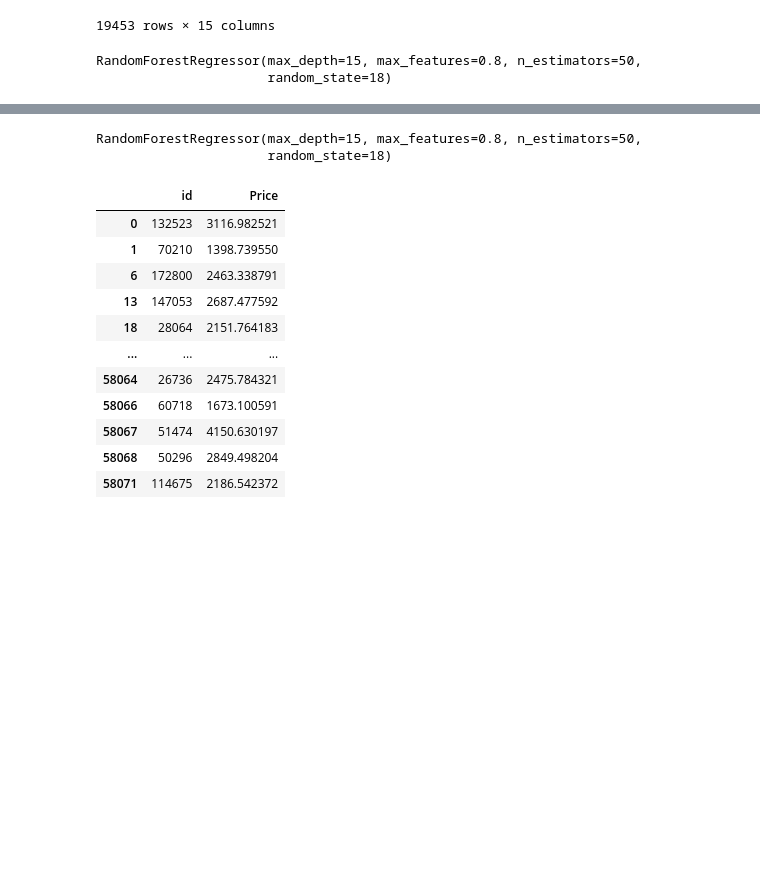
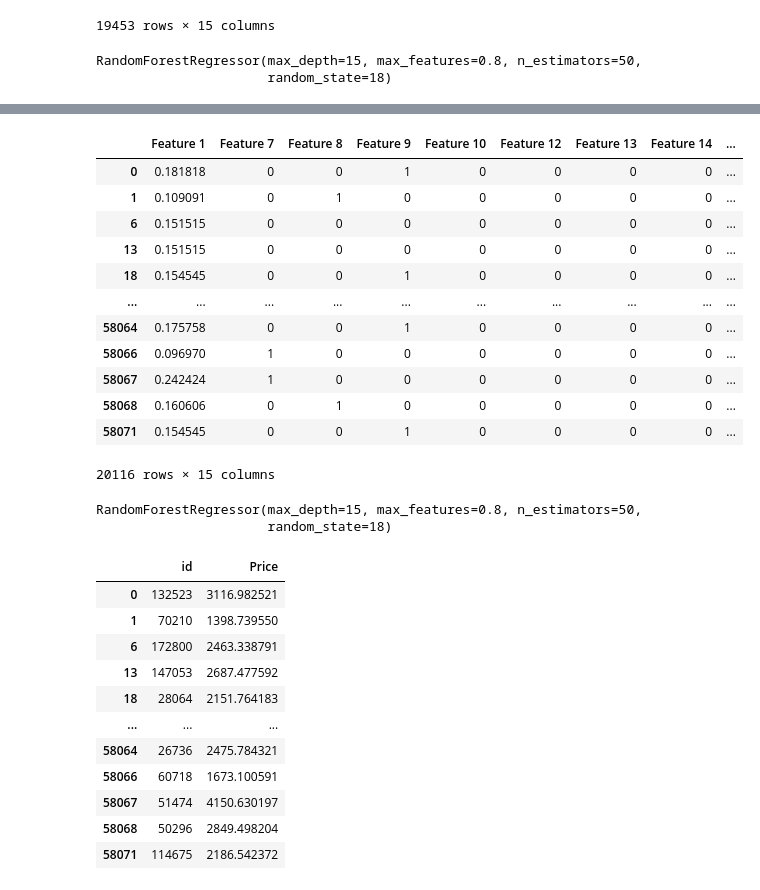
Before and after one commit to harshpoddar03/kaggle_techweek, a Jupyter notebook: 3.2_DataModeling.ipynb, the cells around one changed output, grey strips where cells are left out. Cells and saved outputs as stored; diff of their text form; code cells hidden in the pictures; blank space fills up the shorter version.

```diff
--- a/3.2_DataModeling.ipynb
+++ b/3.2_DataModeling.ipynb
@@ -162,3 +188,19 @@ train_data_bin_2_input
+# %%
+test_data_bin_2_input
+# %% [output]
+|  | Feature 1 | Feature 7 | Feature 8 | Feature 9 | Feature 10 | Feature 12 | Feature 13 | Feature 14 | ... |
+| 0 | 0.181818 | 0 | 0 | 1 | 0 | 0 | 0 | 0 | ... |
+| 1 | 0.109091 | 0 | 1 | 0 | 0 | 0 | 0 | 0 | ... |
+| 6 | 0.151515 | 0 | 0 | 0 | 0 | 0 | 0 | 0 | ... |
+| 13 | 0.151515 | 0 | 0 | 0 | 0 | 0 | 0 | 0 | ... |
+| 18 | 0.154545 | 0 | 0 | 1 | 0 | 0 | 0 | 0 | ... |
+| ... | ... | ... | ... | ... | ... | ... | ... | ... | ... |
+| 58064 | 0.175758 | 0 | 0 | 1 | 0 | 0 | 0 | 0 | ... |
+| 58066 | 0.096970 | 1 | 0 | 0 | 0 | 0 | 0 | 0 | ... |
+| 58067 | 0.242424 | 1 | 0 | 0 | 0 | 0 | 0 | 0 | ... |
+| 58068 | 0.160606 | 0 | 1 | 0 | 0 | 0 | 0 | 0 | ... |
+| 58071 | 0.154545 | 0 | 0 | 1 | 0 | 0 | 0 | 0 | ... |
+20116 rows × 15 columns
 # %%
 rf.fit(train_data_bin_2_input,train_data_bin_2_target)
 # %% [output]
```
Also changed, not shown: parts of 16 cells of this notebook, 1 other file.
